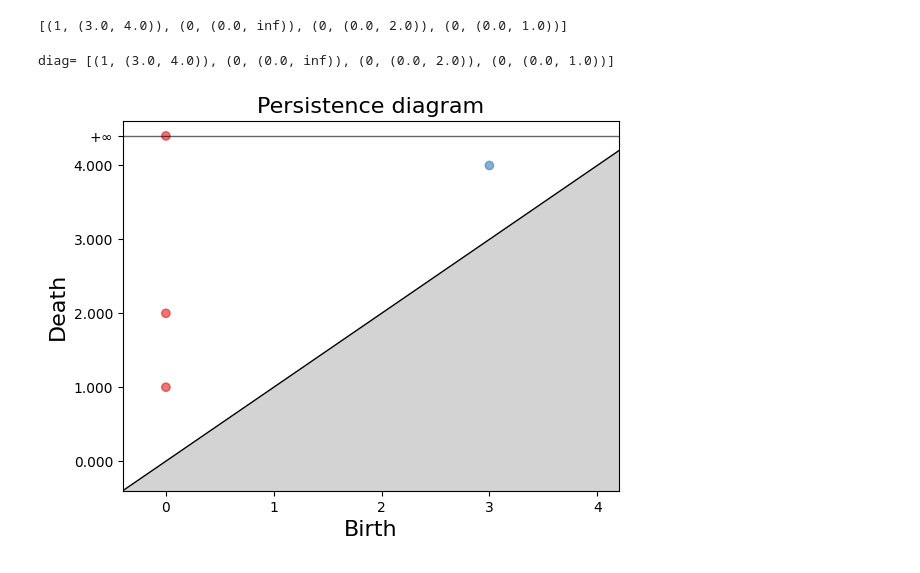
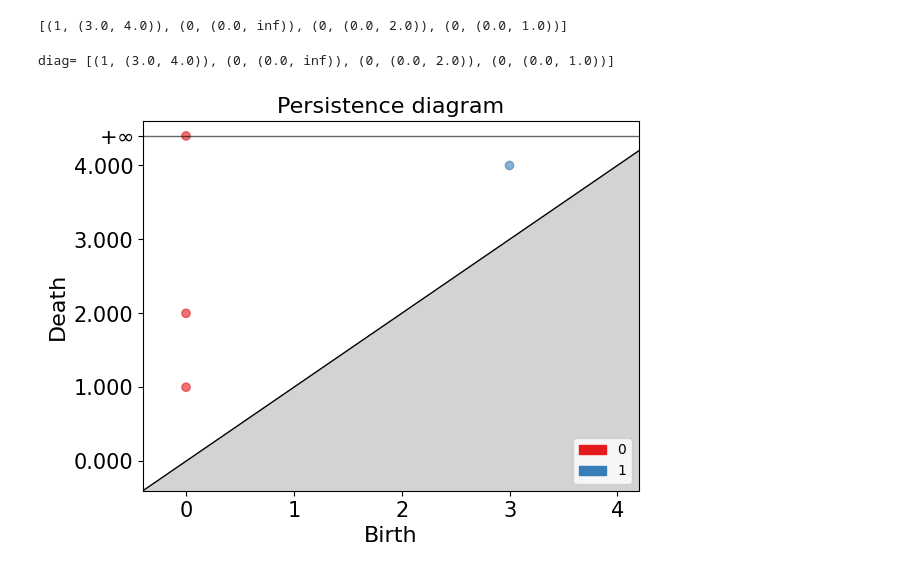
Before and after one commit to Bedxxe/clavibacter, a Jupyter notebook: scripts-tda/ExamplesTDA1.ipynb, the cells around one changed output. Saved outputs shown, nothing was run; the diff lists cells and outputs as text; code cells hidden in the pictures.

```diff
--- a/scripts-tda/ExamplesTDA1.ipynb
+++ b/scripts-tda/ExamplesTDA1.ipynb
@@ -61,13 +61,16 @@ st.persistence()
 # %%
 diag = st.persistence()
 diag = st.persistence(homology_coeff_field=2, min_persistence=0)
 print("diag=", diag)
 
-gd.plot_persistence_diagram(diag)
+gd.plot_persistence_diagram(diag,legend=True)
 
-#plt.savefig('persistence_diagram.svg' , dpi=1200)
+#plt.grid(color = 'black', linestyle = '-', linewidth = 1)
+plt.savefig('persistencediagram.png' , dpi=600, transparent=True)
+plt.xticks(size=15)
+plt.yticks(size=15)
 plt.show()
 # %% [output]
 diag= [(1, (3.0, 4.0)), (0, (0.0, inf)), (0, (0.0, 2.0)), (0, (0.0, 1.0))]
-[figure, old version]
+[figure, new version]
 # %%
```
Also changed, not shown: parts of 1 cell of this notebook, 8 other files.
